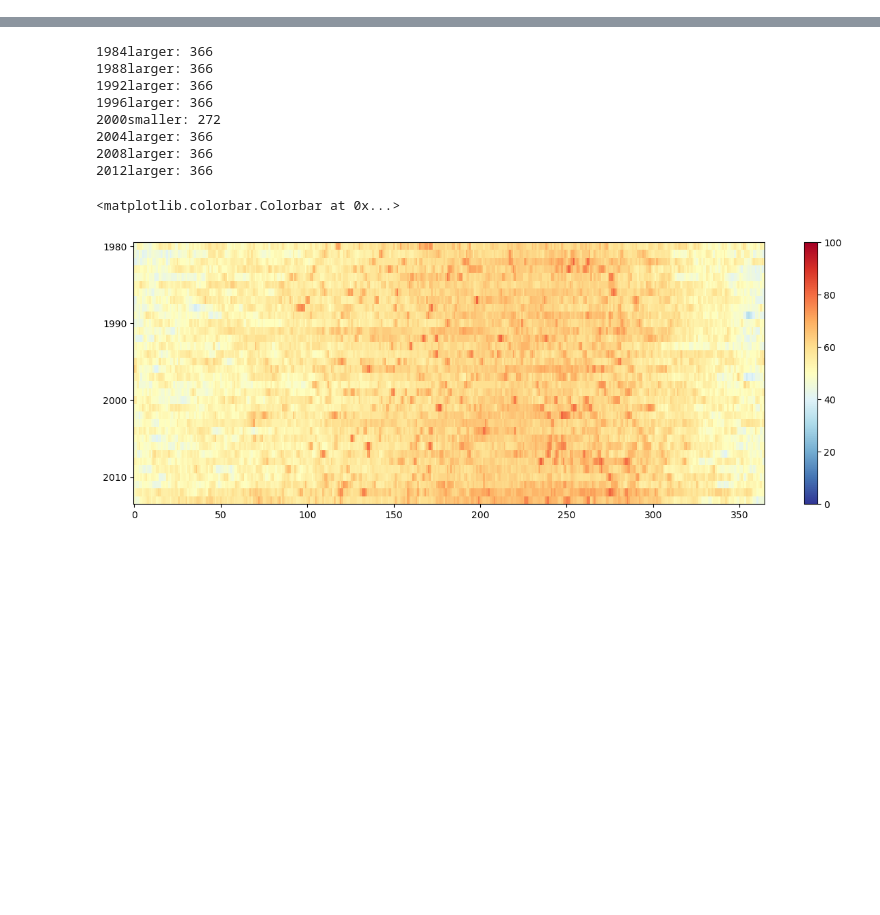
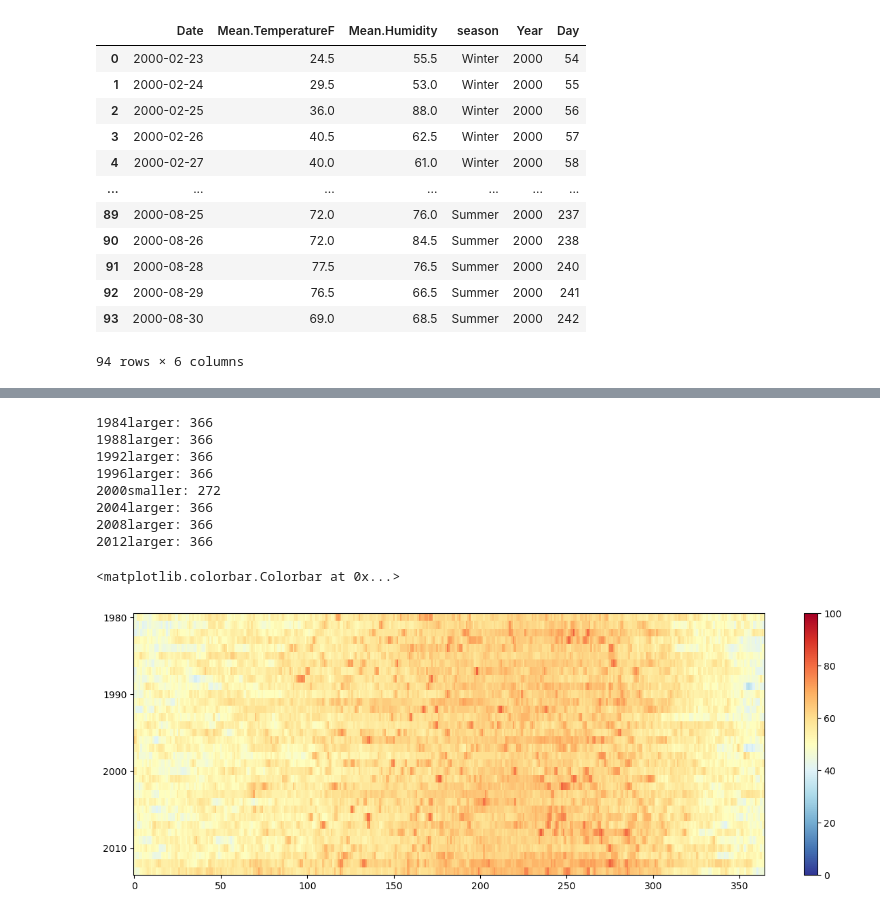
Before and after one commit to AmberJiayuSu/INFO3300_P1, a Jupyter notebook: amber_test.ipynb, the cells around one changed output, grey strips where cells are left out. Cells and saved outputs as stored; diff of their text form; code cells hidden in the pictures; blank space fills up the shorter version.

```diff
--- a/amber_test.ipynb
+++ b/amber_test.ipynb
@@ -24,0 +71,57 @@ df
+# %%
+df_2001 = df[df['Date'].dt.year == 2001].copy()
+df_1999 = df[df['Date'].dt.year == 1999].copy()
+# %%
+date_range = pd.date_range(start="2000-01-01", end="2000-12-31", freq='D')
+year2000 = filtered_df[filtered_df['Date'].dt.year == 2000]
+missing_dates = date_range.difference(year2000['Date'])
+missing_df = pd.DataFrame()
+
+
+for missing_date in missing_dates:
+    if missing_date.month == 2 and missing_date.day == 29:
+        continue
+    date_in_1999 = missing_date.replace(year=1999)
+    date_in_2001 = missing_date.replace(year=2001)
+
+    # Get the rows for 1999 and 2001
+    row_1999 = df_1999[df_1999['Date'] == date_in_1999]
+    row_2001 = df_2001[df_2001['Date'] == date_in_2001]
+
+    # If both years have data for that date
+    if not row_1999.empty and not row_2001.empty:
+        # Calculate the average for each column (e.g., Mean.TemperatureF, Mean.Humidity)
+        avg_temp = (row_1999['Mean.TemperatureF'].values[0] + row_2001['Mean.TemperatureF'].values[0]) / 2
+        avg_humidity = (row_1999['Mean.Humidity'].values[0] + row_2001['Mean.Humidity'].values[0]) / 2
+
+        day_of_year = missing_date.dayofyear
+        if missing_date.month > 2:
+            day_of_year -= 1
+
+        # Add the missing row to df_2000
+        missing_row = pd.DataFrame({
+            'Date': [missing_date],
+            'Mean.TemperatureF': [avg_temp],
+            'Mean.Humidity': [avg_humidity],
+            'season': [row_1999['season'].values[0]],  # Assuming season is the same
+            'Year': [2000],
+            'Day': [day_of_year]
+        })
+
+        missing_df = pd.concat([missing_df, missing_row], ignore_index=True)
+
+missing_df
+# %% [output]
+|  | Date | Mean.TemperatureF | Mean.Humidity | season | Year | Day |
+| 0 | 2000-02-23 | 24.5 | 55.5 | Winter | 2000 | 54 |
+| 1 | 2000-02-24 | 29.5 | 53.0 | Winter | 2000 | 55 |
+| 2 | 2000-02-25 | 36.0 | 88.0 | Winter | 2000 | 56 |
+| 3 | 2000-02-26 | 40.5 | 62.5 | Winter | 2000 | 57 |
+| 4 | 2000-02-27 | 40.0 | 61.0 | Winter | 2000 | 58 |
+| ... | ... | ... | ... | ... | ... | ... |
+| 89 | 2000-08-25 | 72.0 | 76.0 | Summer | 2000 | 237 |
+| 90 | 2000-08-26 | 72.0 | 84.5 | Summer | 2000 | 238 |
+| 91 | 2000-08-28 | 77.5 | 76.5 | Summer | 2000 | 240 |
+| 92 | 2000-08-29 | 76.5 | 66.5 | Summer | 2000 | 241 |
+| 93 | 2000-08-30 | 69.0 | 68.5 | Summer | 2000 | 242 |
+94 rows × 6 columns
```
Also changed, not shown: parts of 10 cells of this notebook, 4 other files.
